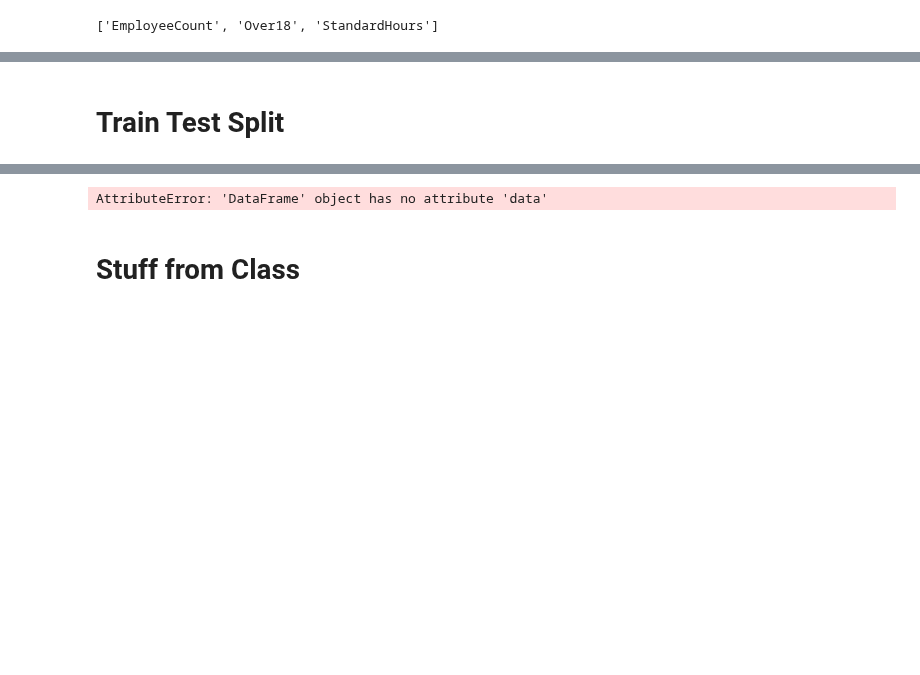
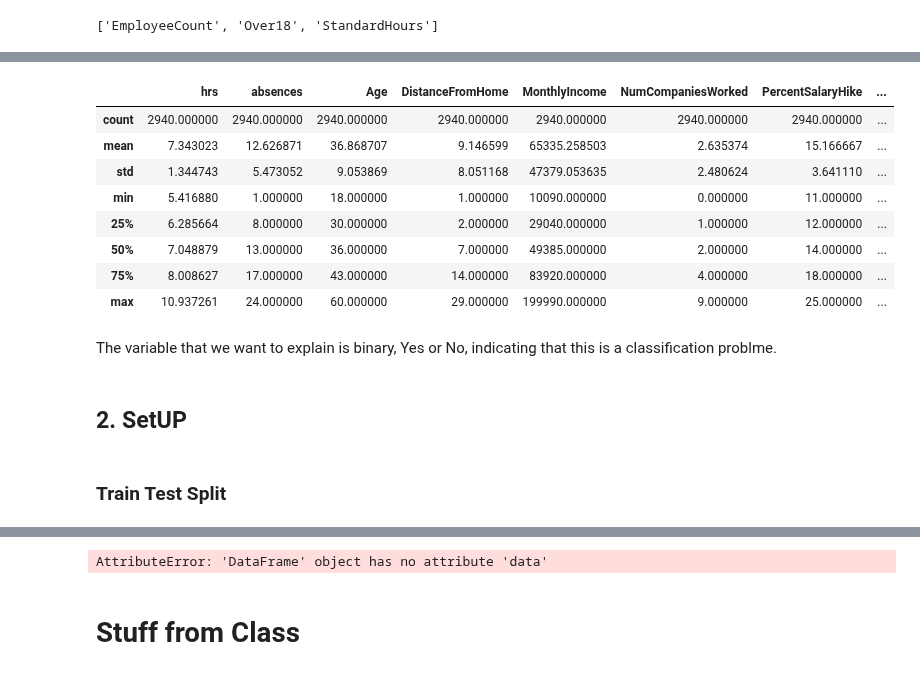
Before and after one commit to schmeti/uc3m_advanced_programming, a Jupyter notebook: Part 2/eda.ipynb, the cells around one changed output, grey strips where cells are left out. Saved outputs shown, nothing was run; the diff lists cells and outputs as text; code cells hidden in the pictures; blank space fills up the shorter version.

```diff
--- a/Part 2/eda.ipynb
+++ b/Part 2/eda.ipynb
@@ -163,2 +192,19 @@ dtype: int64
+# %%
+data_train[numeric_variables].describe()
+# %% [output]
+|  | hrs | absences | Age | DistanceFromHome | MonthlyIncome | NumCompaniesWorked | PercentSalaryHike | ... |
+| count | 2940.000000 | 2940.000000 | 2940.000000 | 2940.000000 | 2940.000000 | 2940.000000 | 2940.000000 | ... |
+| mean | 7.343023 | 12.626871 | 36.868707 | 9.146599 | 65335.258503 | 2.635374 | 15.166667 | ... |
+| std | 1.344743 | 5.473052 | 9.053869 | 8.051168 | 47379.053635 | 2.480624 | 3.641110 | ... |
+| min | 5.416880 | 1.000000 | 18.000000 | 1.000000 | 10090.000000 | 0.000000 | 11.000000 | ... |
+| 25% | 6.285664 | 8.000000 | 30.000000 | 2.000000 | 29040.000000 | 1.000000 | 12.000000 | ... |
+| 50% | 7.048879 | 13.000000 | 36.000000 | 7.000000 | 49385.000000 | 2.000000 | 14.000000 | ... |
+| 75% | 8.008627 | 17.000000 | 43.000000 | 14.000000 | 83920.000000 | 4.000000 | 18.000000 | ... |
+| max | 10.937261 | 24.000000 | 60.000000 | 29.000000 | 199990.000000 | 9.000000 | 25.000000 | ... |
+# %% [markdown]
+
+The variable that we want to explain is binary, Yes or No, indicating that this is a classification problme.
+# %% [markdown]
+## 2. SetUP
 # %% [markdown]
-# Train Test Split
+### Train Test Split
```
Also changed, not shown: parts of 12 cells of this notebook.
